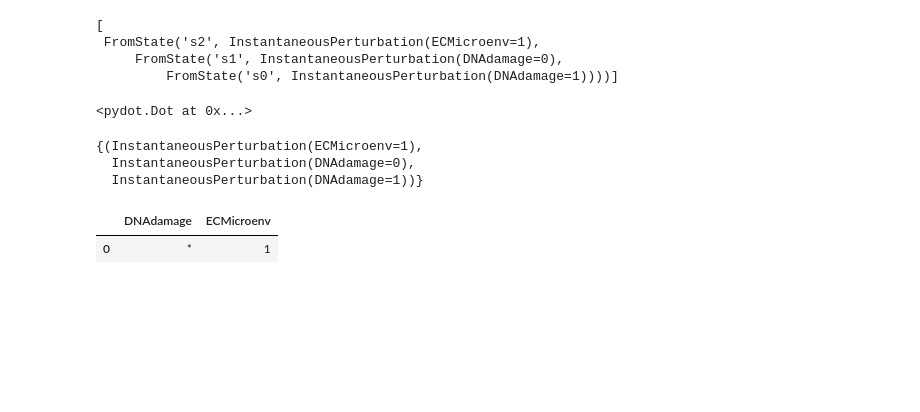
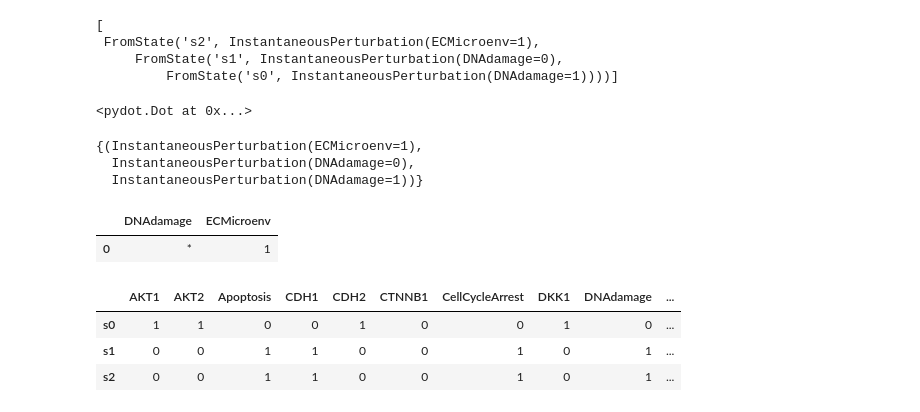
Before and after one commit to algorecell/cabean-python, a Jupyter notebook: examples/Tumour invasion.ipynb, the cells around one changed output. Cells and saved outputs as stored; diff of their text form; code cells hidden in the pictures; blank space fills up the shorter version.

```diff
--- a/examples/Tumour invasion.ipynb
+++ b/examples/Tumour invasion.ipynb
@@ -200,3 +201,10 @@ s.as_table()
 # %% [output]
 |  | DNAdamage | ECMicroenv |
 | 0 | * | 1 |
+# %%
+s.aliases
+# %% [output]
+|  | AKT1 | AKT2 | Apoptosis | CDH1 | CDH2 | CTNNB1 | CellCycleArrest | DKK1 | DNAdamage | ... |
+| s0 | 1 | 1 | 0 | 0 | 1 | 0 | 0 | 1 | 0 | ... |
+| s1 | 0 | 0 | 1 | 1 | 0 | 0 | 1 | 0 | 1 | ... |
+| s2 | 0 | 0 | 1 | 1 | 0 | 0 | 1 | 0 | 1 | ... |
```
Also changed, not shown: parts of 5 cells of this notebook, 2 other files.
